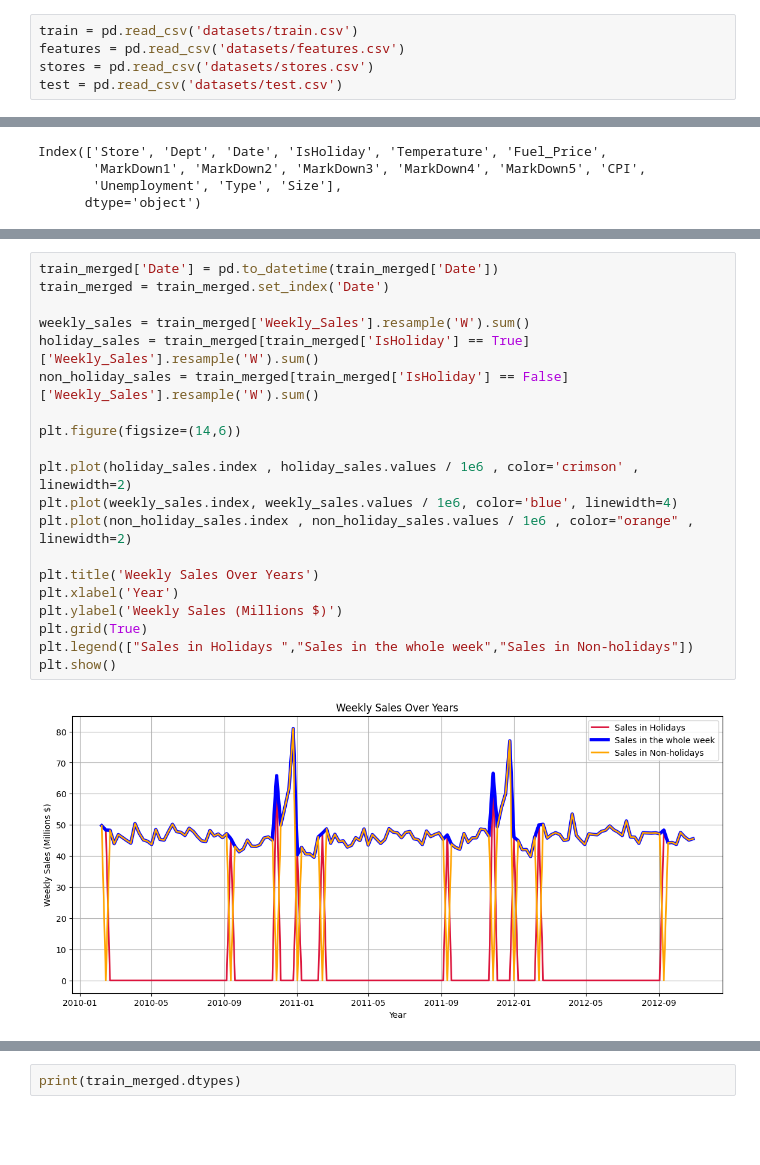
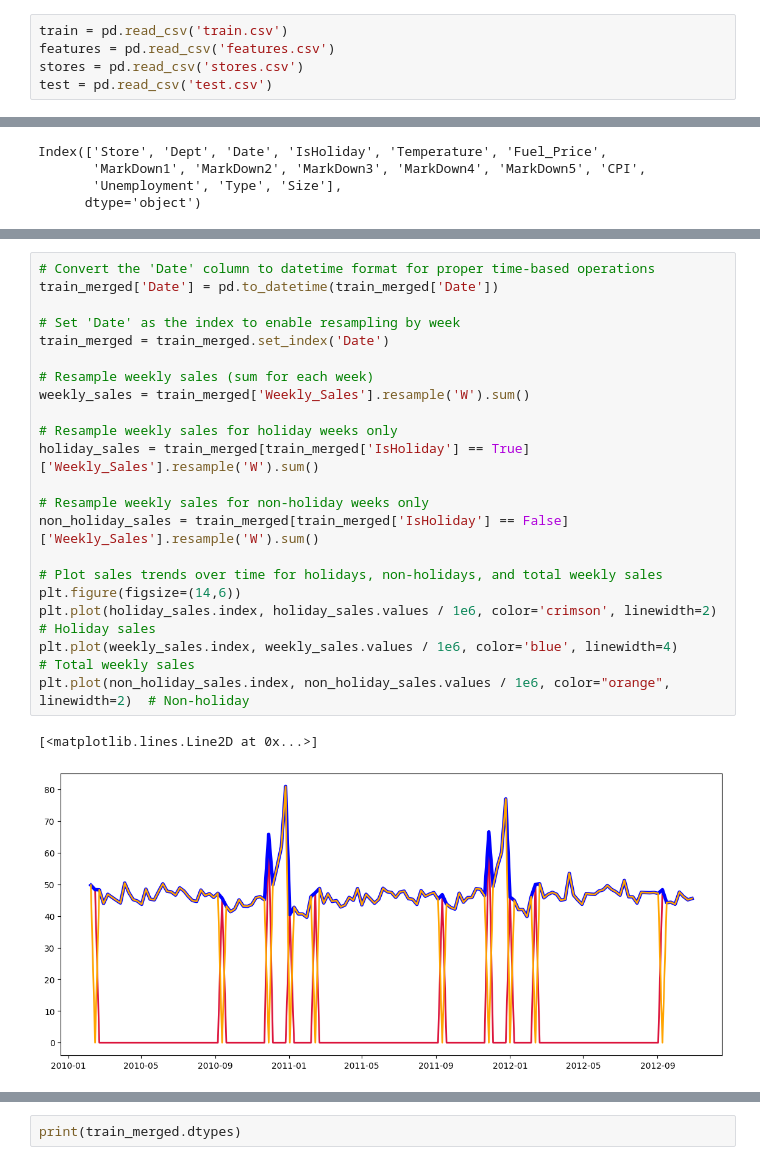
Before and after one commit to Ahmedsolia/3abasyat_rowad, a Jupyter notebook: Dataset.ipynb, the cells around one changed output, grey strips where cells are left out. Saved outputs shown, nothing was run; the diff lists cells and outputs as text; blank space fills up the shorter version.

```diff
--- a/Dataset.ipynb
+++ b/Dataset.ipynb
@@ -10,7 +32,7 @@ pd.set_option('display.max_columns', None)
 # %%
-train = pd.read_csv('datasets/train.csv')
-features = pd.read_csv('datasets/features.csv')
-stores = pd.read_csv('datasets/stores.csv')
-test = pd.read_csv('datasets/test.csv')
+train = pd.read_csv('train.csv')
+features = pd.read_csv('features.csv')
+stores = pd.read_csv('stores.csv')
+test = pd.read_csv('test.csv')
 # %% [markdown]
 # Convert Date Columns to datetime
@@ -253,22 +422,24 @@ plt.show()
 # %%
+# Convert the 'Date' column to datetime format for proper time-based operations
 train_merged['Date'] = pd.to_datetime(train_merged['Date'])
+
+# Set 'Date' as the index to enable resampling by week
 train_merged = train_merged.set_index('Date')
 
+# Resample weekly sales (sum for each week)
 weekly_sales = train_merged['Weekly_Sales'].resample('W').sum()
+
+# Resample weekly sales for holiday weeks only
 holiday_sales = train_merged[train_merged['IsHoliday'] == True]['Weekly_Sales'].resample('W').sum()
+
+# Resample weekly sales for non-holiday weeks only
 non_holiday_sales = train_merged[train_merged['IsHoliday'] == False]['Weekly_Sales'].resample('W').sum()
 
+# Plot sales trends over time for holidays, non-holidays, and total weekly sales
 plt.figure(figsize=(14,6))
-
-plt.plot(holiday_sales.index , holiday_sales.values / 1e6 , color='crimson' , linewidth=2)
-plt.plot(weekly_sales.index, weekly_sales.values / 1e6, color='blue', linewidth=4)
-plt.plot(non_holiday_sales.index , non_holiday_sales.values / 1e6 , color="orange" , linewidth=2)
-
-plt.title('Weekly Sales Over Years')
-plt.xlabel('Year')
-plt.ylabel('Weekly Sales (Millions $)')
-plt.grid(True)
-plt.legend(["Sales in Holidays ","Sales in the whole week","Sales in Non-holidays"])
-plt.show()
+plt.plot(holiday_sales.index, holiday_sales.values / 1e6, color='crimson', linewidth=2)      # Holiday sales
+plt.plot(weekly_sales.index, weekly_sales.values / 1e6, color='blue', linewidth=4)           # Total weekly sales
+plt.plot(non_holiday_sales.index, non_holiday_sales.values / 1e6, color="orange", linewidth=2)  # Non-holiday
 # %% [output]
+[<matplotlib.lines.Line2D at 0x...>]
-[figure, old version]
+[figure, new version]
```
Also changed, not shown: parts of 48 cells of this notebook.
